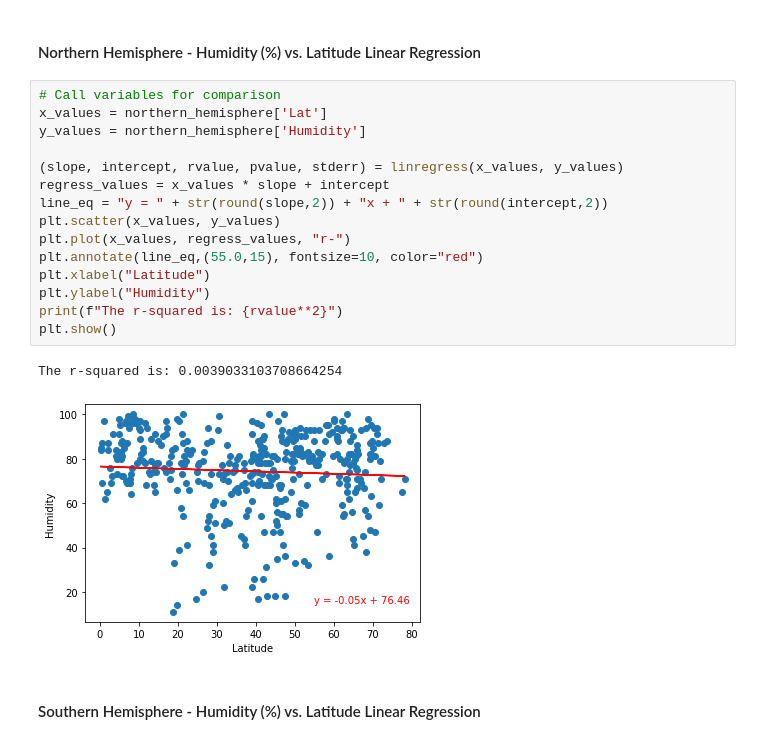
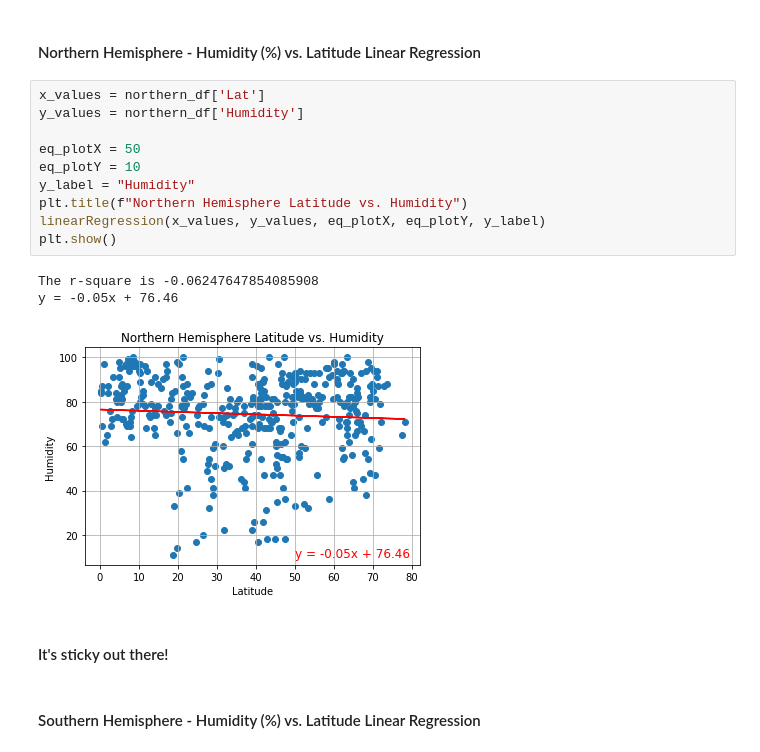
Before and after one commit to tlenzmeier58/python-api-challenge, a Jupyter notebook: WeatherPy.ipynb, the cells around one changed output. Saved outputs shown, nothing was run; the diff lists cells and outputs as text.

```diff
--- a/WeatherPy.ipynb
+++ b/WeatherPy.ipynb
@@ -289,22 +303,20 @@ The r-squared is: 0.6444580937981323
 # %% [markdown]
 ####  Northern Hemisphere - Humidity (%) vs. Latitude Linear Regression
-# %%
-# Call variables for comparison
-x_values = northern_hemisphere['Lat']
-y_values = northern_hemisphere['Humidity']
-
-(slope, intercept, rvalue, pvalue, stderr) = linregress(x_values, y_values)
-regress_values = x_values * slope + intercept
-line_eq = "y = " + str(round(slope,2)) + "x + " + str(round(intercept,2))
-plt.scatter(x_values, y_values)
-plt.plot(x_values, regress_values, "r-")
-plt.annotate(line_eq,(55.0,15), fontsize=10, color="red")
-plt.xlabel("Latitude")
-plt.ylabel("Humidity")
-print(f"The r-squared is: {rvalue**2}")
-plt.show()
-# %% [output]
-The r-squared is: 0.0039033103708664254
-[figure, removed]
+# %%
+x_values = northern_df['Lat']
+y_values = northern_df['Humidity']
+
+eq_plotX = 50
+eq_plotY = 10
+y_label = "Humidity"
+plt.title(f"Northern Hemisphere Latitude vs. Humidity")
+linearRegression(x_values, y_values, eq_plotX, eq_plotY, y_label)
+plt.show()
+# %% [output]
+The r-square is -0.06247647854085908
+y = -0.05x + 76.46
+[figure, added]
+# %% [markdown]
+#### It's sticky out there!
 # %% [markdown]
 ####  Southern Hemisphere - Humidity (%) vs. Latitude Linear Regression
```
Also changed, not shown: parts of 22 cells of this notebook.
